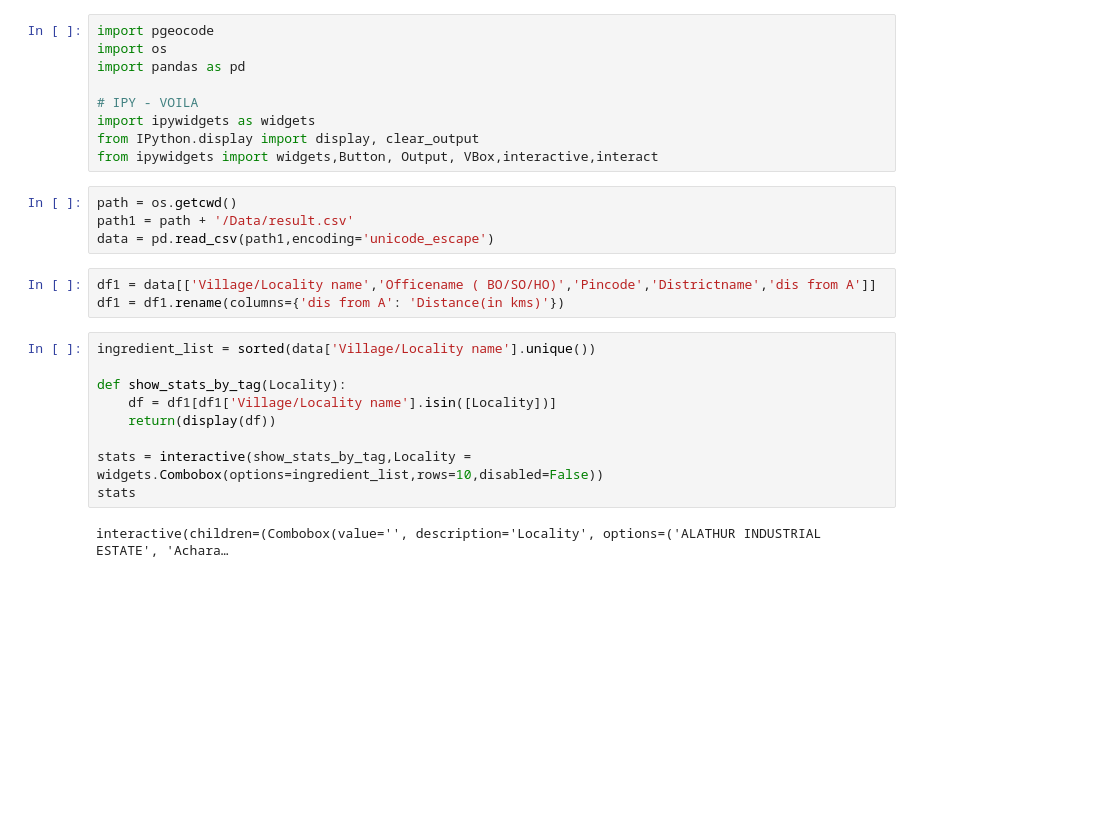
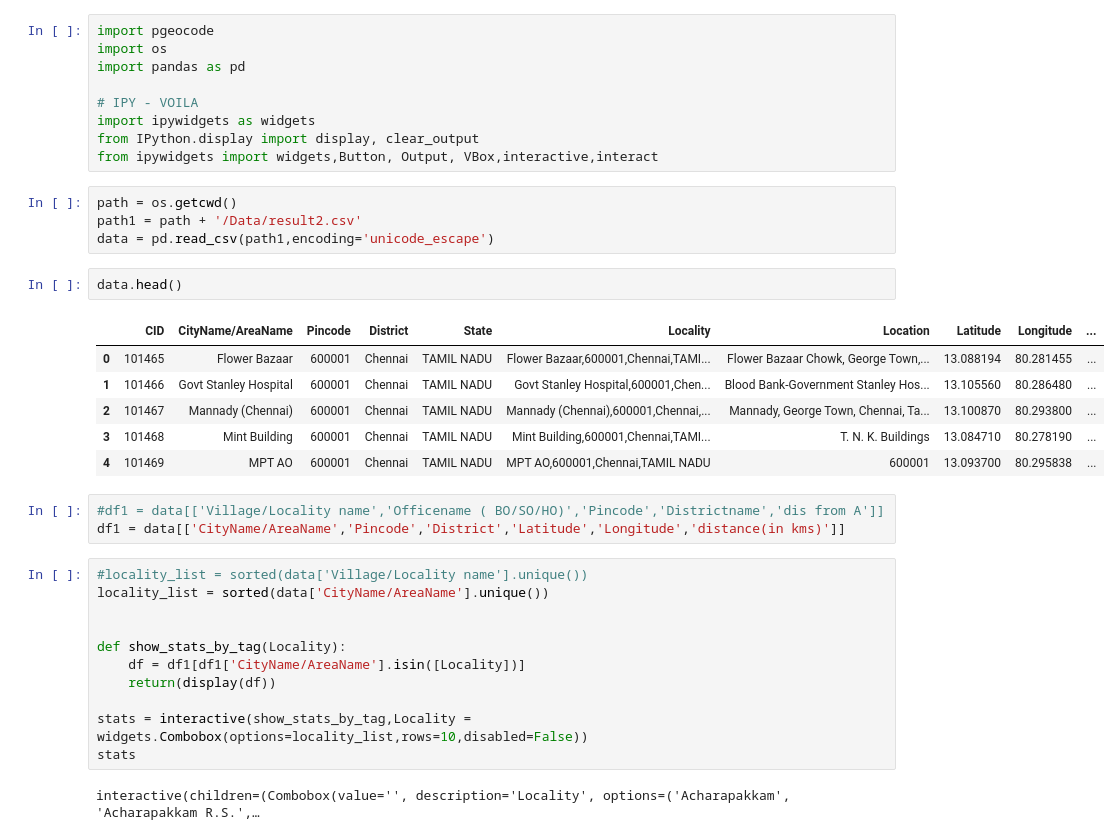
Before and after one commit to HariprasadManimozhi/distance-between-pincodes, a Jupyter notebook: distance-app.ipynb, the cells around one changed output. Cells and saved outputs as stored; diff of their text form; blank space fills up the shorter version.

```diff
--- a/distance-app.ipynb
+++ b/distance-app.ipynb
@@ -21,19 +21,30 @@ from IPython.display import display, clear_output
 from ipywidgets import widgets,Button, Output, VBox,interactive,interact
 # %%
 path = os.getcwd()
-path1 = path + '/Data/result.csv'
+path1 = path + '/Data/result2.csv'
 data = pd.read_csv(path1,encoding='unicode_escape')
+# %%
+data.head()
+# %% [output]
+|  | CID | CityName/AreaName | Pincode | District | State | Locality | Location | Latitude | Longitude | ... |
+| 0 | 101465 | Flower Bazaar | 600001 | Chennai | TAMIL NADU | Flower Bazaar,600001,Chennai,TAMI... | Flower Bazaar Chowk, George Town,... | 13.088194 | 80.281455 | ... |
+| 1 | 101466 | Govt Stanley Hospital | 600001 | Chennai | TAMIL NADU | Govt Stanley Hospital,600001,Chen... | Blood Bank-Government Stanley Hos... | 13.105560 | 80.286480 | ... |
+| 2 | 101467 | Mannady (Chennai) | 600001 | Chennai | TAMIL NADU | Mannady (Chennai),600001,Chennai,... | Mannady, George Town, Chennai, Ta... | 13.100870 | 80.293800 | ... |
+| 3 | 101468 | Mint Building | 600001 | Chennai | TAMIL NADU | Mint Building,600001,Chennai,TAMI... | T. N. K. Buildings | 13.084710 | 80.278190 | ... |
+| 4 | 101469 | MPT AO | 600001 | Chennai | TAMIL NADU | MPT AO,600001,Chennai,TAMIL NADU | 600001 | 13.093700 | 80.295838 | ... |
 # %%
-df1 = data[['Village/Locality name','Officename ( BO/SO/HO)','Pincode','Districtname','dis from A']]
-df1 = df1.rename(columns={'dis from A': 'Distance(in kms)'})
+#df1 = data[['Village/Locality name','Officename ( BO/SO/HO)','Pincode','Districtname','dis from A']]
+df1 = data[['CityName/AreaName','Pincode','District','Latitude','Longitude','distance(in kms)']]
 # %%
-ingredient_list = sorted(data['Village/Locality name'].unique())
+#locality_list = sorted(data['Village/Locality name'].unique())
+locality_list = sorted(data['CityName/AreaName'].unique())
+
 
 def show_stats_by_tag(Locality):
-    df = df1[df1['Village/Locality name'].isin([Locality])]
+    df = df1[df1['CityName/AreaName'].isin([Locality])]
     return(display(df))
 
-stats = interactive(show_stats_by_tag,Locality = widgets.Combobox(options=ingredient_list,rows=10,disabled=False))
+stats = interactive(show_stats_by_tag,Locality = widgets.Combobox(options=locality_list,rows=10,disabled=False))
 stats
 # %% [output]
-interactive(children=(Combobox(value='', description='Locality', options=('ALATHUR INDUSTRIAL ESTATE', 'Achara…
+interactive(children=(Combobox(value='', description='Locality', options=('Acharapakkam', 'Acharapakkam R.S.',…
```
Also changed, not shown: parts of 2 cells of this notebook, 1 other file.
